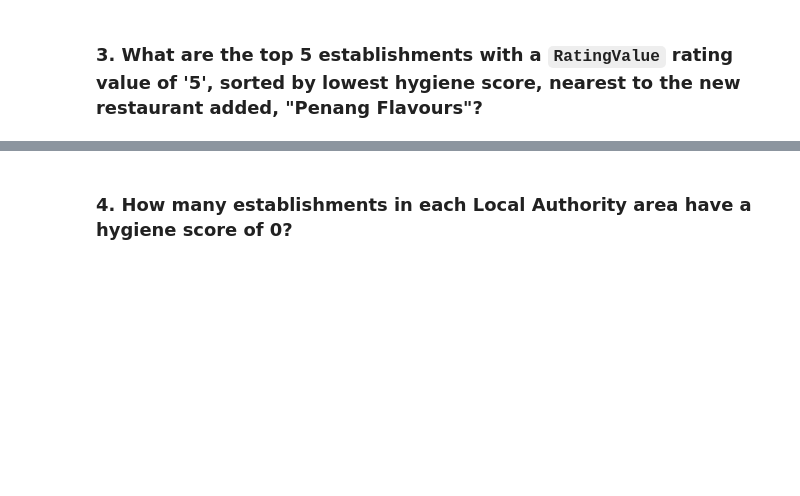
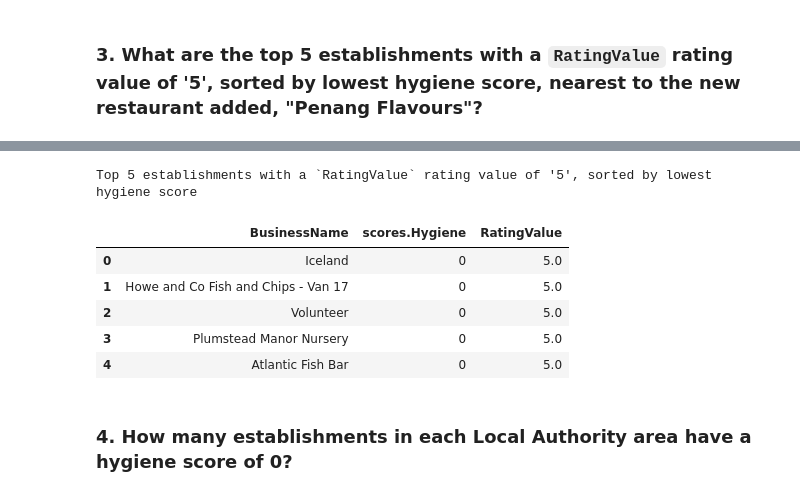
Before and after one commit to benoitchamot/nosql-restaurants, a Jupyter notebook: NoSQL_analysis_starter.ipynb, the cells around one changed output, grey strips where cells are left out. Cells and saved outputs as stored; diff of their text form; code cells hidden in the pictures; blank space fills up the shorter version.

```diff
--- a/NoSQL_analysis_starter.ipynb
+++ b/NoSQL_analysis_starter.ipynb
@@ -284,4 +285,17 @@ There are 87 rows in the DataFrame
 10 rows × 28 columns
+# %%
+# Print the Top 5 establishments with a `RatingValue` rating value of '5', sorted by lowest hygiene score
+normalised_pd = pd.json_normalize(results_list)
+print("Top 5 establishments with a `RatingValue` rating value of '5', sorted by lowest hygiene score")
+normalised_pd[['BusinessName','scores.Hygiene','RatingValue']].head(5)
+# %% [output]
+Top 5 establishments with a `RatingValue` rating value of '5', sorted by lowest hygiene score
+|  | BusinessName | scores.Hygiene | RatingValue |
+| 0 | Iceland | 0 | 5.0 |
+| 1 | Howe and Co Fish and Chips - Van 17 | 0 | 5.0 |
+| 2 | Volunteer | 0 | 5.0 |
+| 3 | Plumstead Manor Nursery | 0 | 5.0 |
+| 4 | Atlantic Fish Bar | 0 | 5.0 |
 # %% [markdown]
 ### 4. How many establishments in each Local Authority area have a hygiene score of 0?
 # %%
```
Also changed, not shown: parts of 6 cells of this notebook, 3 other files.
